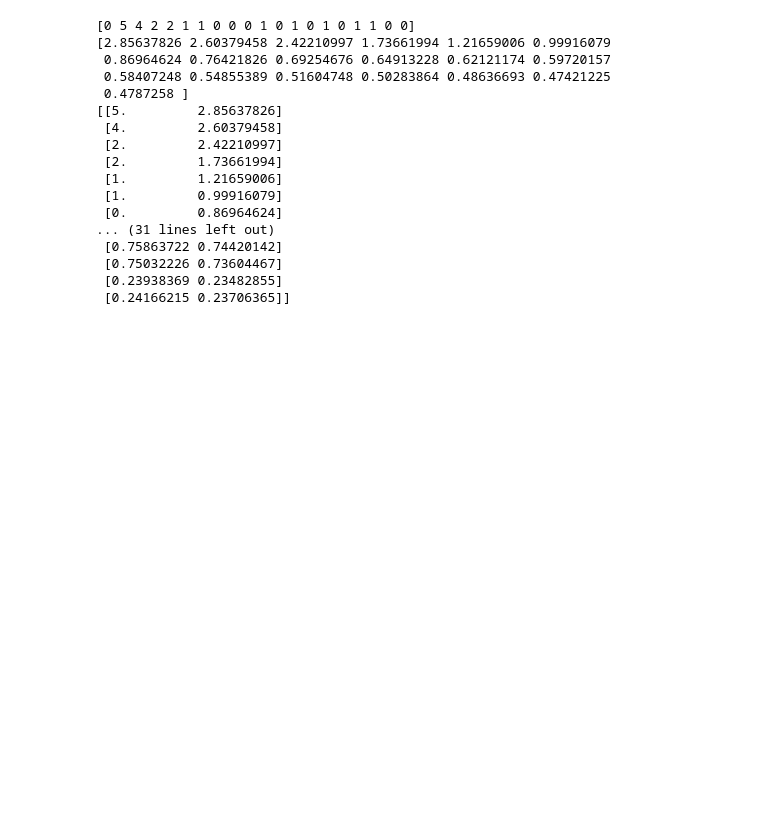
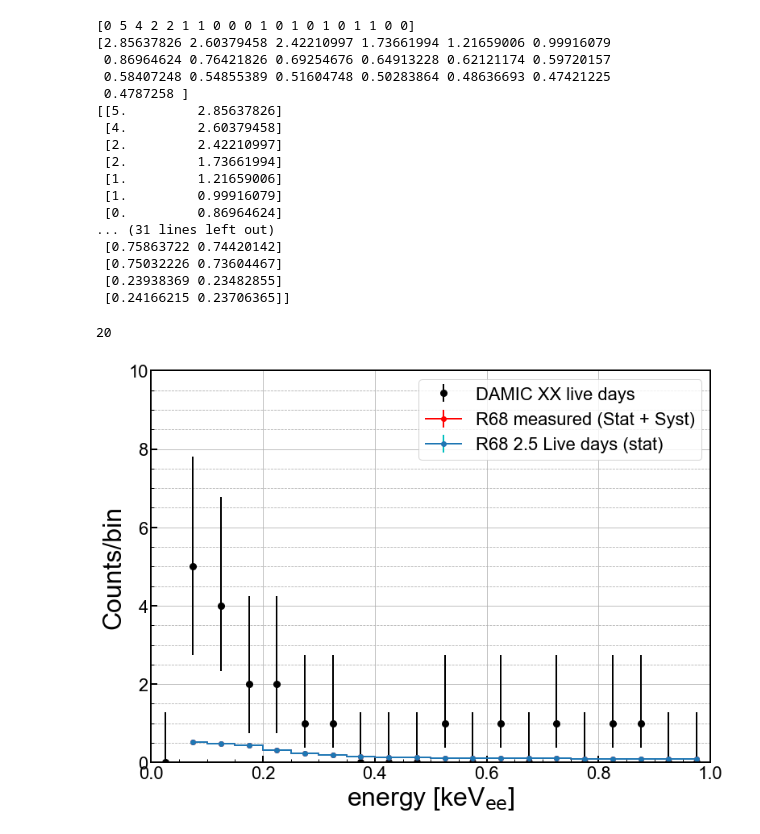
Before and after one commit to villano-lab/thermal-flux_paper2023, a Jupyter notebook: DAMIC/preliminary_plots.ipynb, the cells around one changed output. Drawn from its saved outputs; the diff is of its cells as text; code cells hidden in the pictures; blank space fills up the shorter version.

```diff
--- a/DAMIC/preliminary_plots.ipynb
+++ b/DAMIC/preliminary_plots.ipynb
@@ -367,8 +367,10 @@ ymax = 10000
             #print("i:",i," j:",j, "  big ebins val:", x, "lil ebins val:", y)
         #else:
             #print("uh oh")
+expectedCapture= 3.655 #this is after the 42cm of poly shielding, calculations in oneNote
 
 scale_factor = np.sum(n)/np.sum(counts_r_stat[9:])
+scale_factor1 = expectedCapture/np.sum(counts_r_stat[9:])
 
 blue = '#118DFA'
 
@@ -550,3 +555,74 @@ print(expected)
  [0.75032226 0.73604467]
  [0.23938369 0.23482855]
  [0.24166215 0.23706365]]
+# %%
+#New scale factor determined by the number of expected captures over int of R68 capture spectra model
+#expected captures formula in the onenote
+#3.655 expected neutron captures after considering poly shielding
+#Plot of R68 counts, multiply rate counts/min/bin by 2.5 live days
+
+#In this plot, the scale factor is determined by the total number of excess event counts
+#observed by DAMIC, divided by the integral of our model of capture spectra from R68
+
+fig,axes = plt.subplots(1,1,figsize=(11.0,8.0),sharex=True)
+ax1 = axes
+
+
+
+
+#counts_r_syst2 = 3600 * r_syst2
+#counts_r_stat = 3600*60*r_stat
+
+#print(np.sum(scale_factor*counts_r_stat[10:]))
+
+
+
+
+
+
+#r_syst2_1,dr_syst2_1=spec.doBkgSub(r68.load_measured(verbose=False), Ebins1, Efit_min1, Efit_max1, doEffsyst=True, doBurstLeaksyst=True, output='reco-rate')
+
+damic_histo = ax1.errorbar(xcq,n,yerr=[ntot_minus,ntot_plus], marker='o', markersize=8, \
+             ecolor='k',color='k', linestyle='none', label='DAMIC XX live days', linewidth=2)
+
+line_r_syst_adj=ax1.errorbar(Ebins_ctr1[cthresh1]/1000, scale_factor1*3600*60*r_syst2_1[cthresh1],yerr=(scale_factor1*3600*60*dr_syst2_1[::-1])[:,cthresh1], \
+                         color='r', ecolor='r', marker='o', drawstyle = 'steps-mid', linewidth=2, label='R68 measured (Stat + Syst)')
+
+line_r_stat_adj=ax1.errorbar(Ebins_ctr1[cthresh1] / 1000, scale_factor1*3600*60*r_stat1[cthresh1],\
+            ecolor='c', marker='o', yerr=scale_factor1*3600*60*dr_stat1[::-1][:,cthresh1], drawstyle='steps-mid', linewidth=2, label='R68 2.5 Live days (stat)')
+
+
+
+
+
+ymin = 0
+ymax = 10
+
+
+blue = '#118DFA'
+
+print(n.sum())
+
+
+ax1.set_yscale('linear')
+#ax1.set_yscale('log')
+ax1.set_xlim(0.0, 1)
+ax1.set_ylim(ymin,ymax)
+ax1.set_xlabel(r'energy [keV$_{\mathrm{ee}}$]')
+ax1.set_ylabel('Counts/bin')
+ax1.grid(True)
+ax1.yaxis.grid(True,which='minor',linestyle='--')
+ax1.legend(loc=1,prop={'size':22})
+#ax1.legend(bbox_to_anchor=(1.04,1),borderaxespad=0,prop={'size':22})
+
+
+for axis in ['top','bottom','left','right']:
+  ax1.spines[axis].set_linewidth(2)
+
+plt.tight_layout()
+#plt.savefig('paper_figures/hist.eps')
+#plt.savefig('paper_figures/hist.pdf')
+plt.show()
+# %% [output]
+20
+[figure, added]
```
Also changed, not shown: parts of 2 cells of this notebook.
